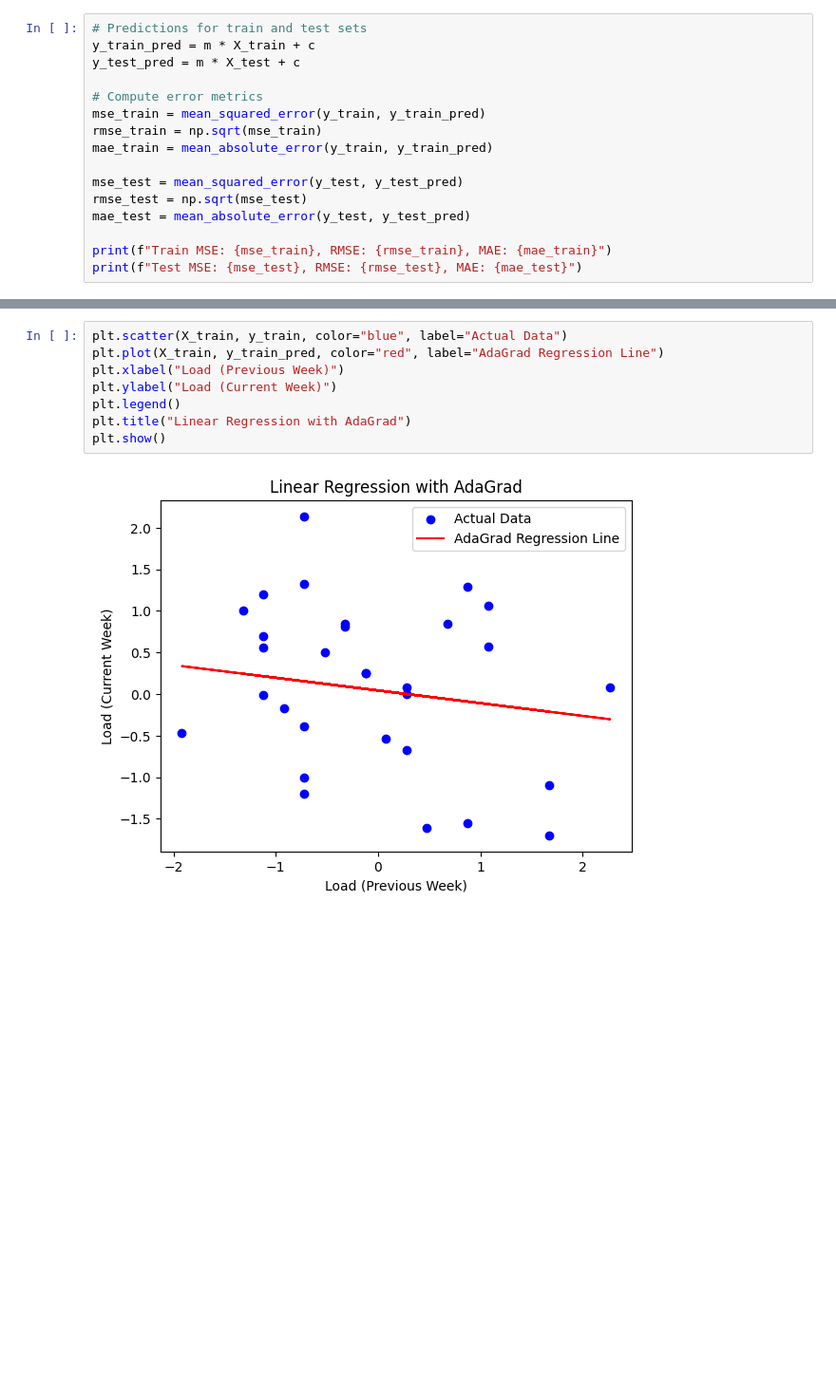
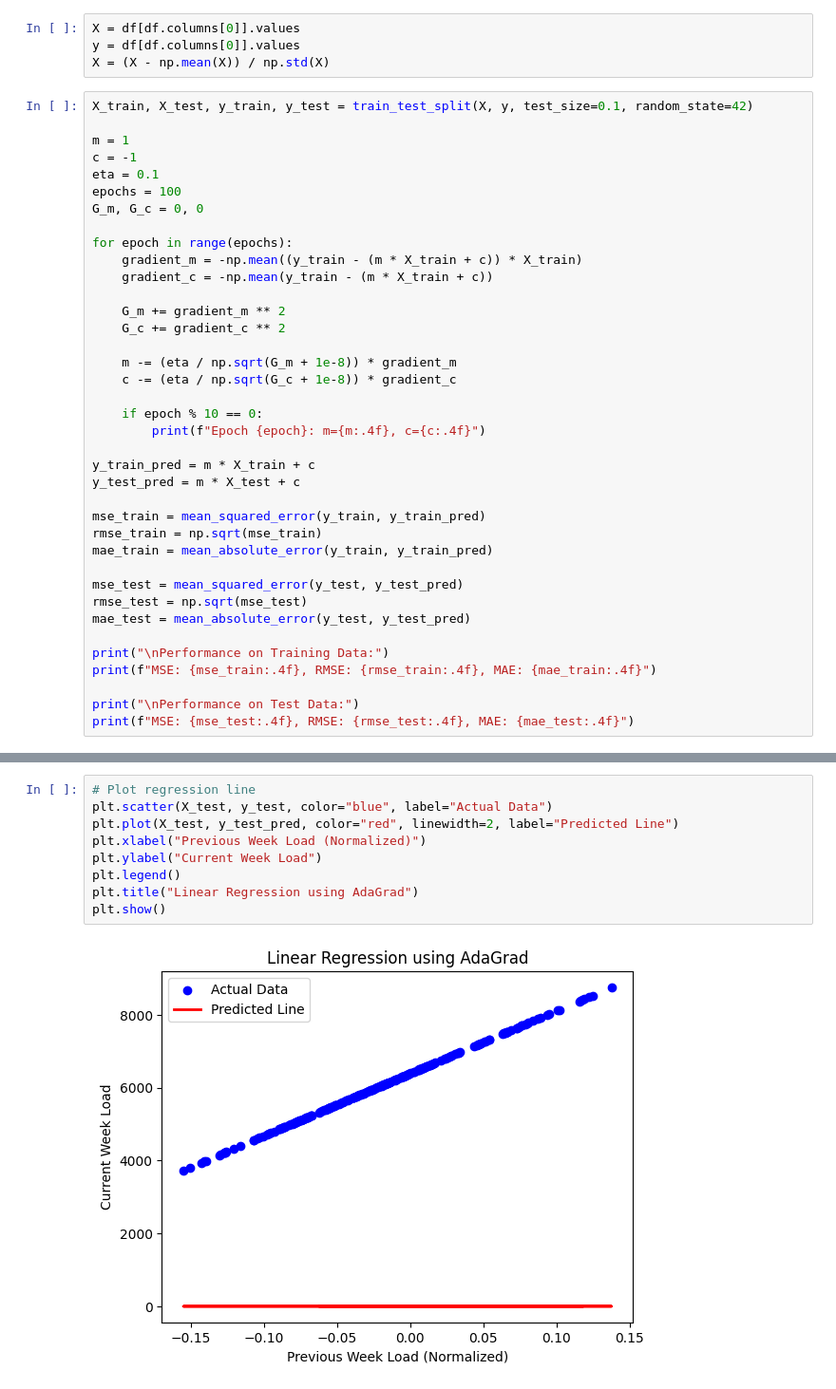
Before and after one commit to pagadalaAnu/2203A52046_Deep-Learning, a Jupyter notebook: 2203A52046_DEEP_LEARNING_LAB_ASSOGNMNET_7.ipynb, the cells around one changed output, grey strips where cells are left out. Shown: that part at 95% size. Drawn from its saved outputs; the diff is of its cells as text; blank space fills up the shorter version.

```diff
--- a/2203A52046_DEEP_LEARNING_LAB_ASSOGNMNET_7.ipynb
+++ b/2203A52046_DEEP_LEARNING_LAB_ASSOGNMNET_7.ipynb
@@ -82,9 +35,32 @@ Epoch 90: m = [-0.13122697], c = [0.03090276]
+# %%
+X = df[df.columns[0]].values
+y = df[df.columns[0]].values
+X = (X - np.mean(X)) / np.std(X)
 # %%
-# Predictions for train and test sets
+X_train, X_test, y_train, y_test = train_test_split(X, y, test_size=0.1, random_state=42)
+
+m = 1
+c = -1
+eta = 0.1
+epochs = 100
+G_m, G_c = 0, 0
+
+for epoch in range(epochs):
+    gradient_m = -np.mean((y_train - (m * X_train + c)) * X_train)
+    gradient_c = -np.mean(y_train - (m * X_train + c))
+
+    G_m += gradient_m ** 2
+    G_c += gradient_c ** 2
+
+    m -= (eta / np.sqrt(G_m + 1e-8)) * gradient_m
+    c -= (eta / np.sqrt(G_c + 1e-8)) * gradient_c
+
+    if epoch % 10 == 0:
+        print(f"Epoch {epoch}: m={m:.4f}, c={c:.4f}")
+
 y_train_pred = m * X_train + c
 y_test_pred = m * X_test + c
 
-# Compute error metrics
 mse_train = mean_squared_error(y_train, y_train_pred)
 rmse_train = np.sqrt(mse_train)
 mae_train = mean_absolute_error(y_train, y_train_pred)
@@ -93,6 +69,9 @@ mse_test = mean_squared_error(y_test, y_test_pred)
 rmse_test = np.sqrt(mse_test)
 mae_test = mean_absolute_error(y_test, y_test_pred)
 
-print(f"Train MSE: {mse_train}, RMSE: {rmse_train}, MAE: {mae_train}")
-print(f"Test MSE: {mse_test}, RMSE: {rmse_test}, MAE: {mae_test}")
+print("\nPerformance on Training Data:")
+print(f"MSE: {mse_train:.4f}, RMSE: {rmse_train:.4f}, MAE: {mae_train:.4f}")
+
+print("\nPerformance on Test Data:")
+print(f"MSE: {mse_test:.4f}, RMSE: {rmse_test:.4f}, MAE: {mae_test:.4f}")
 # %% [output]
@@ -101,10 +94,11 @@ Test MSE: 1.1060316235830032, RMSE: 1.0516803809061968, MAE: 0.8725036887336399
 # %%
-plt.scatter(X_train, y_train, color="blue", label="Actual Data")
-plt.plot(X_train, y_train_pred, color="red", label="AdaGrad Regression Line")
-plt.xlabel("Load (Previous Week)")
-plt.ylabel("Load (Current Week)")
+# Plot regression line
+plt.scatter(X_test, y_test, color="blue", label="Actual Data")
+plt.plot(X_test, y_test_pred, color="red", linewidth=2, label="Predicted Line")
+plt.xlabel("Previous Week Load (Normalized)")
+plt.ylabel("Current Week Load")
 plt.legend()
-plt.title("Linear Regression with AdaGrad")
+plt.title("Linear Regression using AdaGrad")
 plt.show()
 # %% [output]
-[figure, old version]
+[figure, new version]
```
Also changed, not shown: parts of 6 cells of this notebook.
